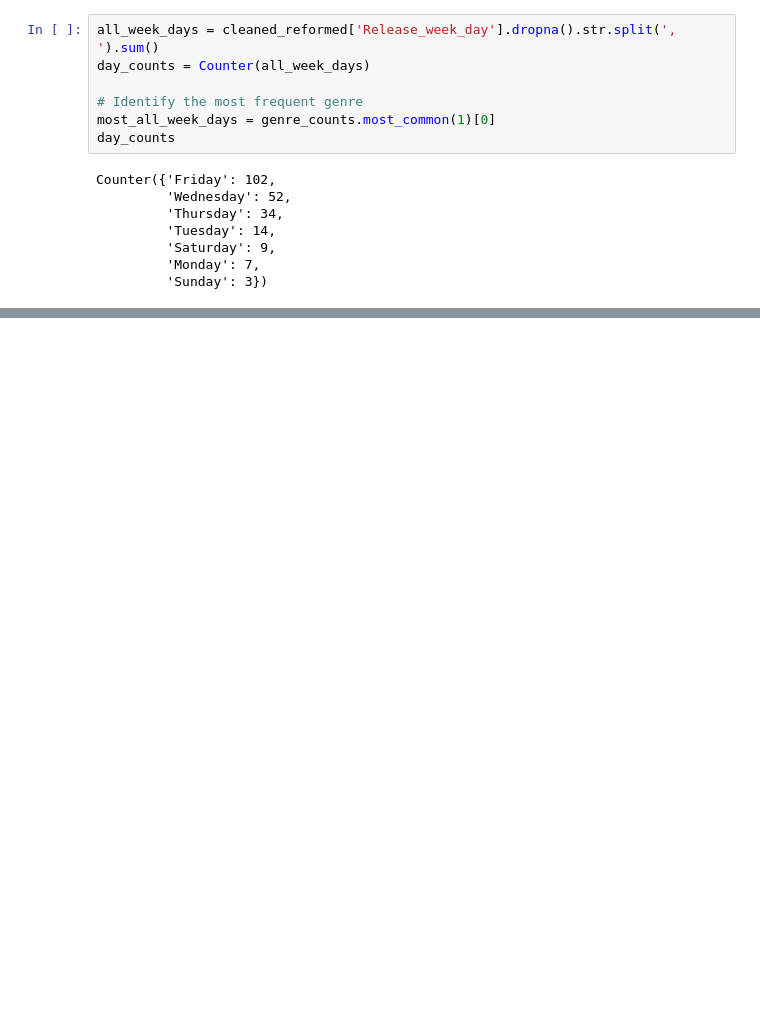
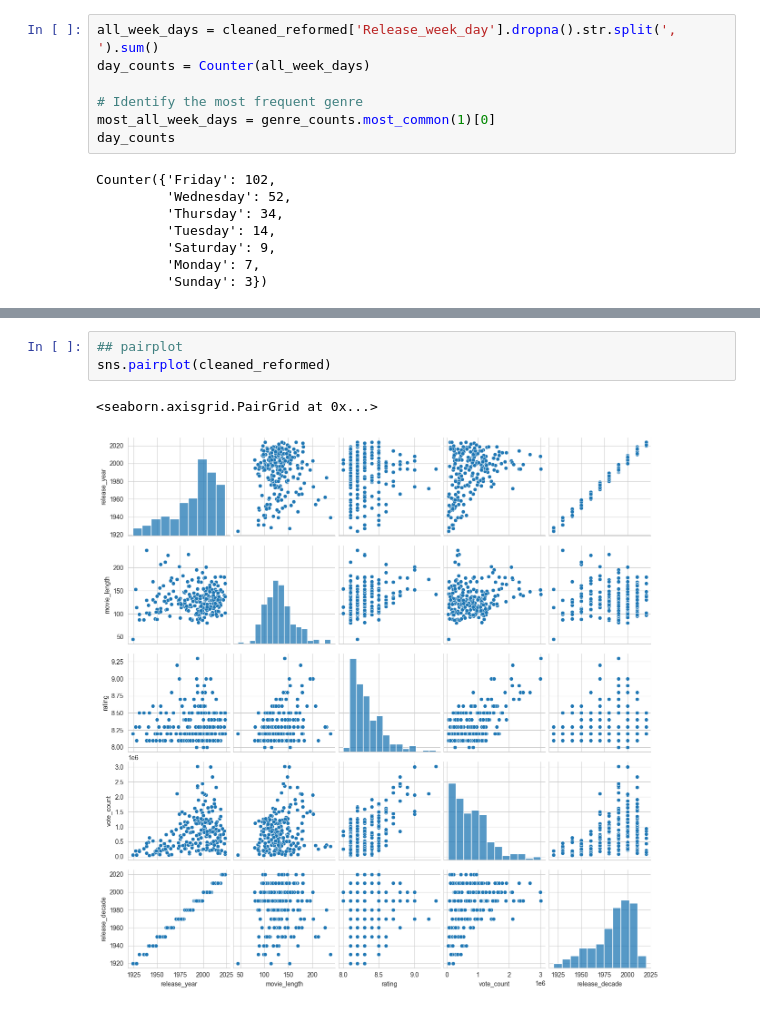
Before and after one commit to Cemputus/Data-Mining-and-Wrangling---movie-scraping, a Jupyter notebook: Analysis/Group4_Final.ipynb, the cells around one changed output, grey strips where cells are left out. Cells and saved outputs as stored; diff of their text form; blank space fills up the shorter version.

```diff
--- a/Analysis/Group4_Final.ipynb
+++ b/Analysis/Group4_Final.ipynb
@@ -535,0 +717,6 @@ plt.show()
+# %%
+## pairplot
+sns.pairplot(cleaned_reformed)
+# %% [output]
+<seaborn.axisgrid.PairGrid at 0x...>
+[figure, added]
```
Also changed, not shown: parts of 21 cells of this notebook.
